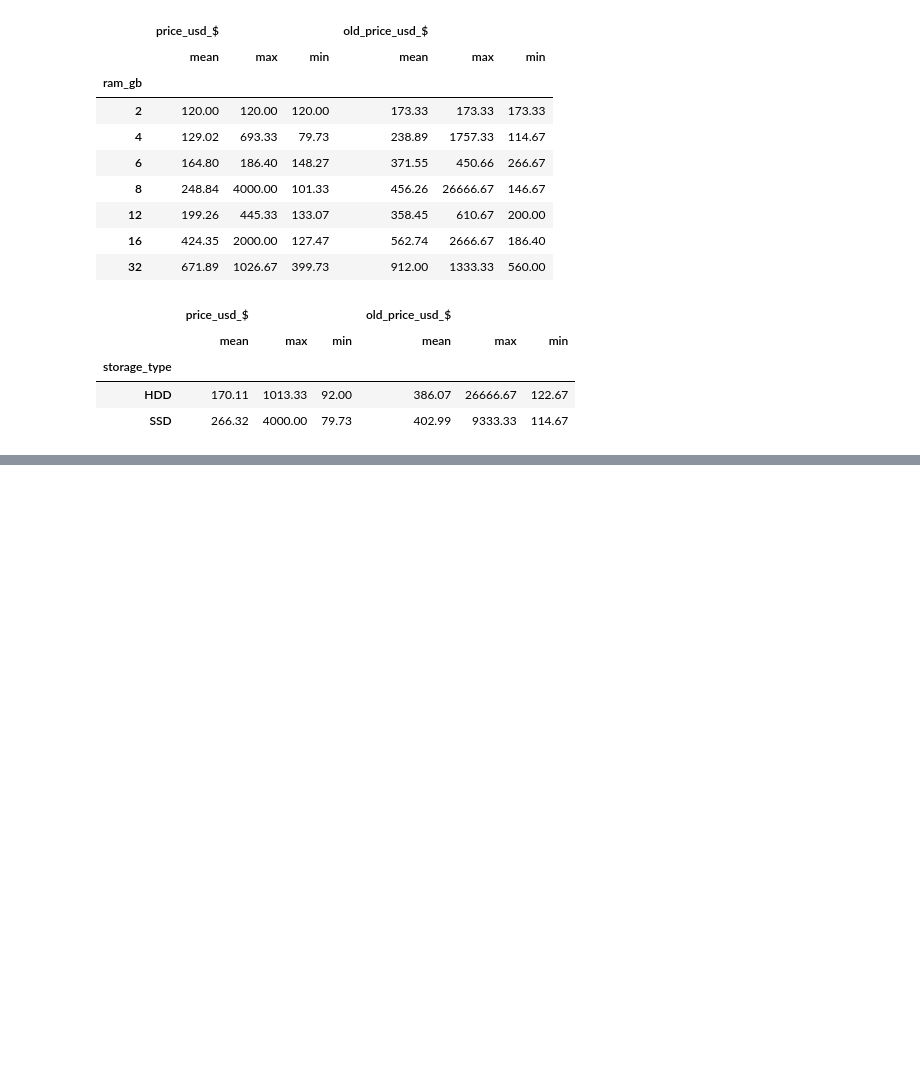
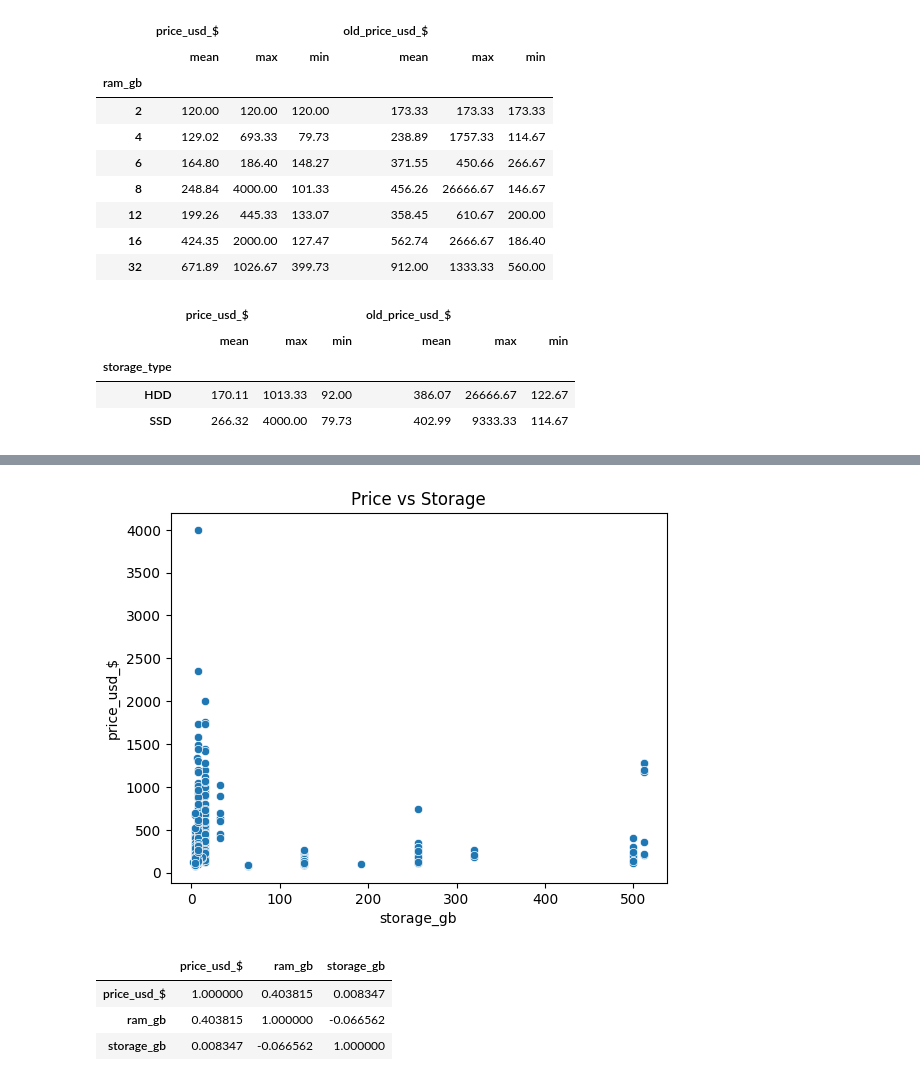
Before and after one commit to natnaelaster/Daily-exercise, a Jupyter notebook: day_5_web_scraping_jumia_ethiopia/web_scraping.ipynb, the cells around one changed output, grey strips where cells are left out. Cells and saved outputs as stored; diff of their text form; code cells hidden in the pictures; blank space fills up the shorter version.

```diff
--- a/day_5_web_scraping_jumia_ethiopia/web_scraping.ipynb
+++ b/day_5_web_scraping_jumia_ethiopia/web_scraping.ipynb
@@ -325,0 +321,16 @@ plt.show()
+# %%
+# drawing a boxplot to visualize the relationship between storage and price
+
+sns.scatterplot(x="storage_gb", y="price_usd_$", data=data_jumia)
+plt.title("Price vs Storage")
+plt.show()
+# %% [output]
+[figure, added]
+# %%
+# Calculating the correlation between 'price_usd_$', 'ram_gb', and 'storage_gb' columns
+data_jumia[["price_usd_$", "ram_gb", "storage_gb"]].corr()
+# %% [output]
+|  | price_usd_$ | ram_gb | storage_gb |
+| price_usd_$ | 1.000000 | 0.403815 | 0.008347 |
+| ram_gb | 0.403815 | 1.000000 | -0.066562 |
+| storage_gb | 0.008347 | -0.066562 | 1.000000 |
```
Also changed, not shown: parts of 3 cells of this notebook, 1 other file.
